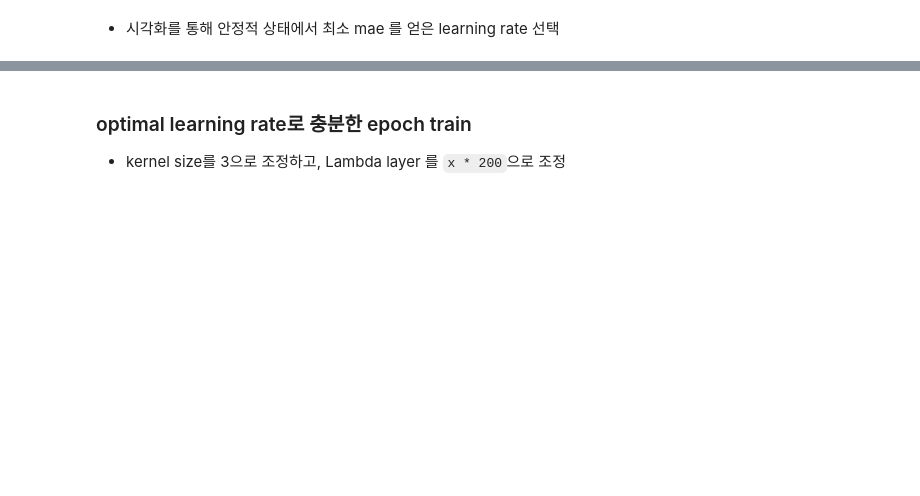
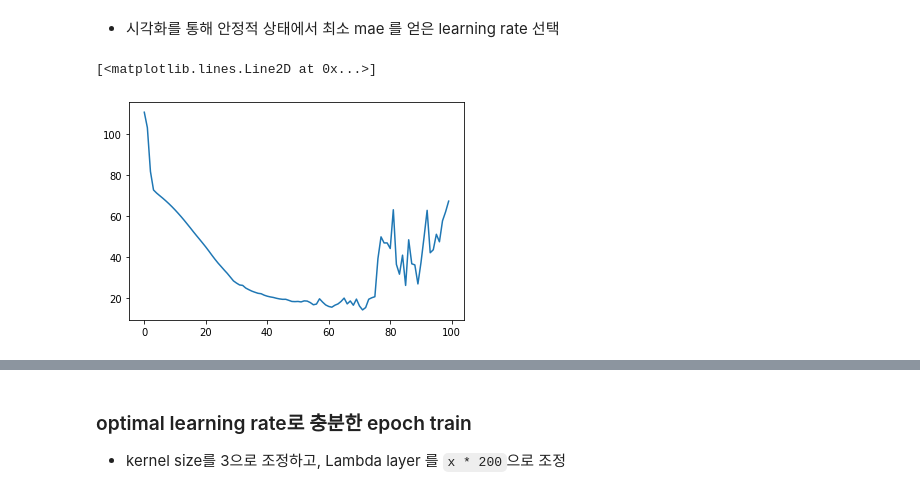
Before and after one commit to ironmanciti/Time_Series_Lecture, a Jupyter notebook: 080_Conv1D_input_shape.ipynb, the cells around one changed output, grey strips where cells are left out. Cells and saved outputs as stored; diff of their text form; code cells hidden in the pictures; blank space fills up the shorter version.

```diff
--- a/080_Conv1D_input_shape.ipynb
+++ b/080_Conv1D_input_shape.ipynb
@@ -133,4 +153,9 @@ Wall time: 1min
 # %% [markdown]
 - 시각화를 통해 안정적 상태에서 최소 mae 를 얻은 learning rate 선택
+# %%
+plt.plot(history.history["loss"])
+# %% [output]
+[<matplotlib.lines.Line2D at 0x...>]
+[figure, added]
 # %%
 plt.semilogx(history.history["lr"], history.history["loss"])
```
Also changed, not shown: parts of 28 cells of this notebook, 33 other files.
